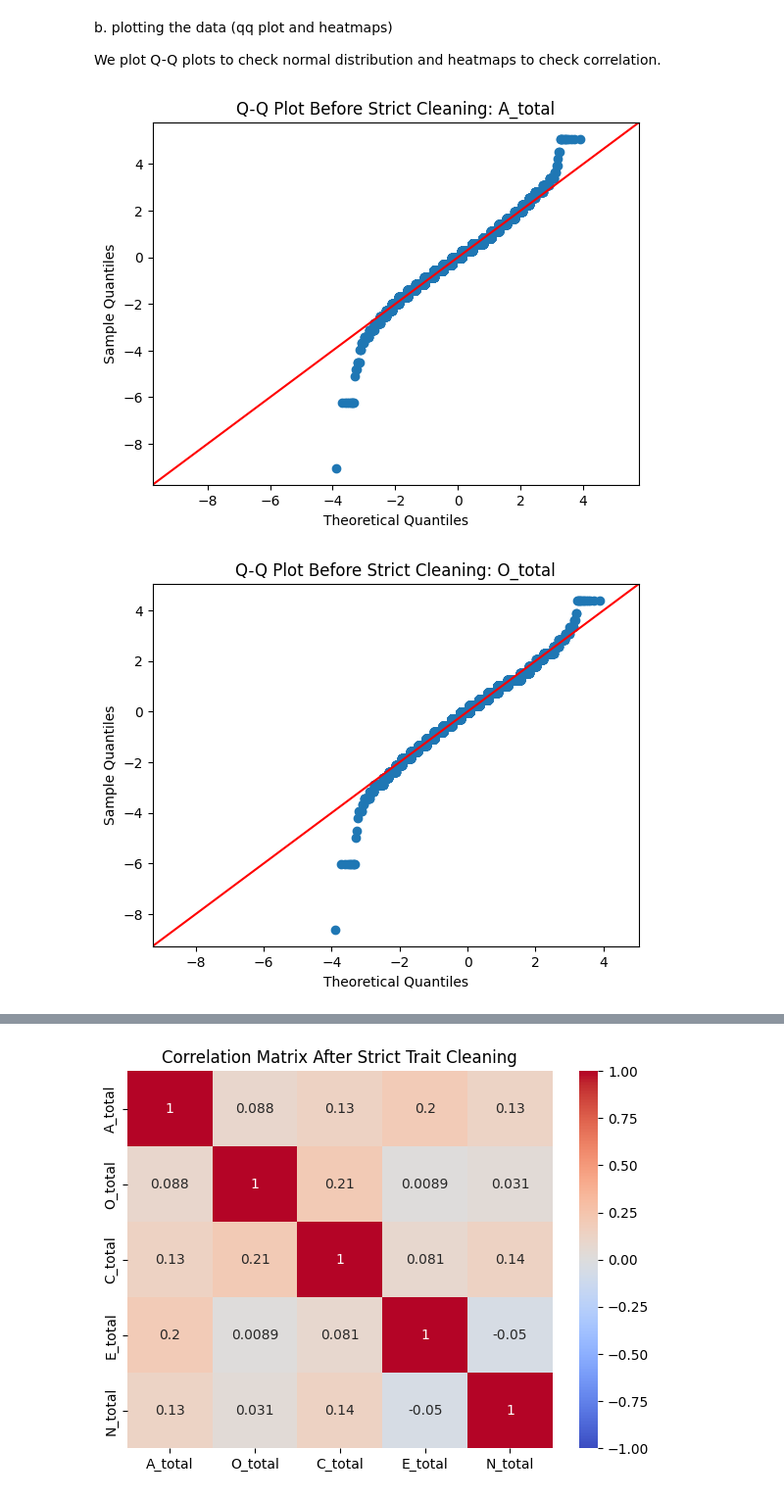
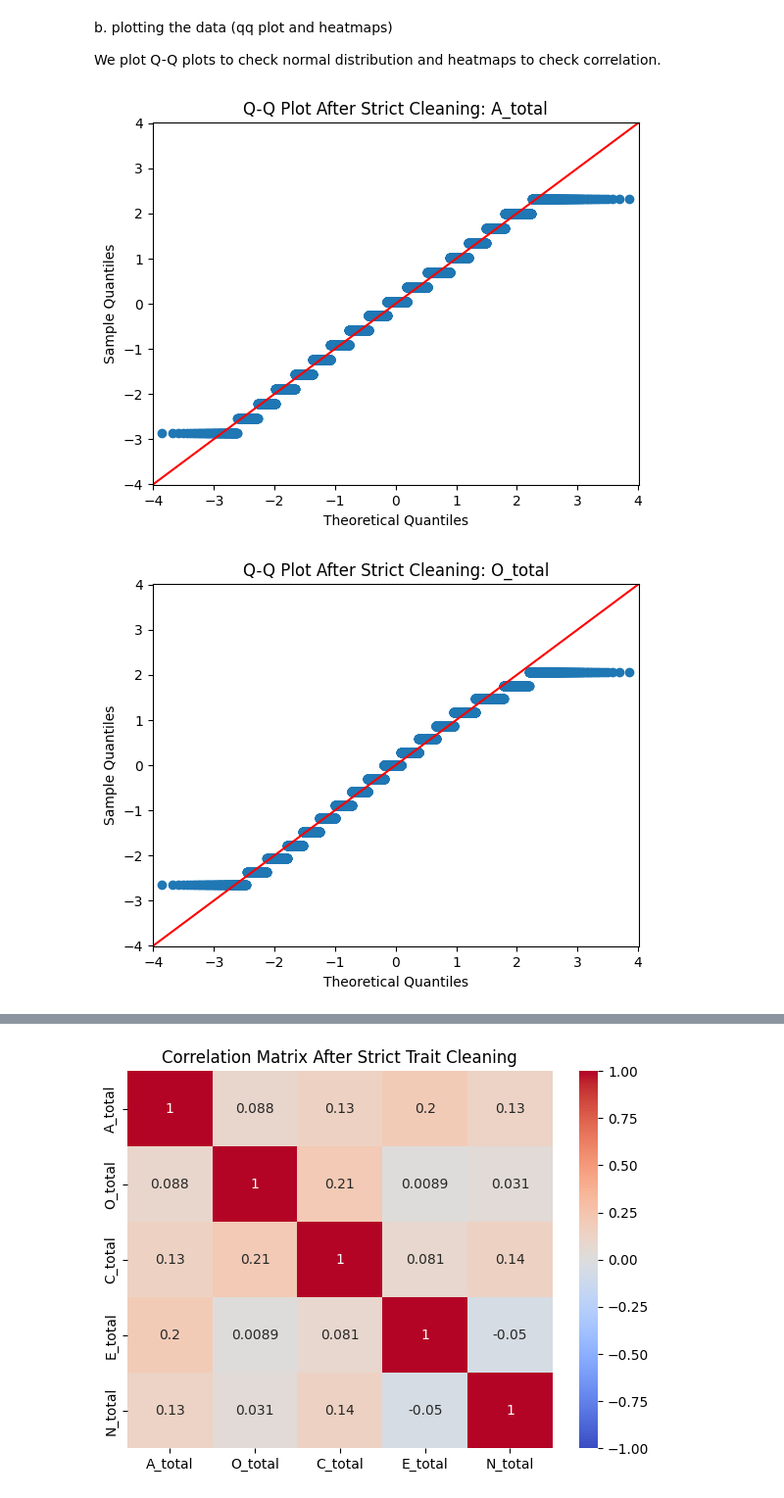
Before and after one commit to OmarDardery/DSM-Project, a Jupyter notebook: oad_big_five.ipynb, the cells around one changed output, grey strips where cells are left out. Shown at 98% size. Cells and saved outputs as stored; diff of their text form; code cells hidden in the pictures.

Commit message:
beautified the notebooks, unified saving datasets and plots

```diff
--- a/oad_big_five.ipynb
+++ b/oad_big_five.ipynb
@@ -41,17 +12,0 @@ Rows after missing-value removal: 19710
-# %%
-big5_with_trait_totals = base_clean_big5_data.copy()
-
-trait_item_prefix_by_total_column = {
-    'A_total': '^A\\d',
-    'O_total': '^O\\d',
-    'C_total': '^C\\d',
-    'E_total': '^E\\d',
-    'N_total': '^N\\d'
-}
-
-for trait_total_column, item_regex in trait_item_prefix_by_total_column.items():
-    trait_item_columns = big5_with_trait_totals.filter(regex=item_regex)
-    big5_with_trait_totals[trait_total_column] = trait_item_columns.sum(axis=1)
-
-trait_total_columns = list(trait_item_prefix_by_total_column.keys())
-big5_with_trait_totals[trait_total_columns].describe()
@@ -109,0 +13,14 @@ Rows removed by strict trait cleaning: 2323 (11.79%)
+# %%
+import pandas as pd
+from sklearn.preprocessing import StandardScaler
+
+strict_clean_trait_totals = pd.read_csv('cleaned-datasets/cleaned_big5_totals.csv')
+trait_total_columns = list(strict_clean_trait_totals.columns)
+
+trait_scaler = StandardScaler()
+standardized_trait_totals = pd.DataFrame(
+    trait_scaler.fit_transform(strict_clean_trait_totals),
+    columns=trait_total_columns,
+    index=strict_clean_trait_totals.index
+)
+print("Cleaned data loaded and standardized!")
@@ -117,9 +36,10 @@ b. plotting the data (qq plot and heatmaps)
 We plot Q-Q plots to check normal distribution and heatmaps to check correlation.
 # %%
 for trait_total_column in trait_total_columns:
-    sm.qqplot(big5_with_trait_totals[trait_total_column], line='45', fit=True)
-    plt.title(f'Q-Q Plot Before Strict Cleaning: {trait_total_column}')
+    sm.qqplot(strict_clean_trait_totals[trait_total_column], line='45', fit=True)
+    plt.title(f'Q-Q Plot After Strict Cleaning: {trait_total_column}')
+    plt.savefig(f'plots/qq_plot_{trait_total_column}.png', bbox_inches='tight')
     plt.show()
 # %% [output]
-[figure, old version]
+[figure, new version]
-[figure, old version]
+[figure, new version]
```
Also changed, not shown: parts of 8 cells of this notebook, 28 other files.
